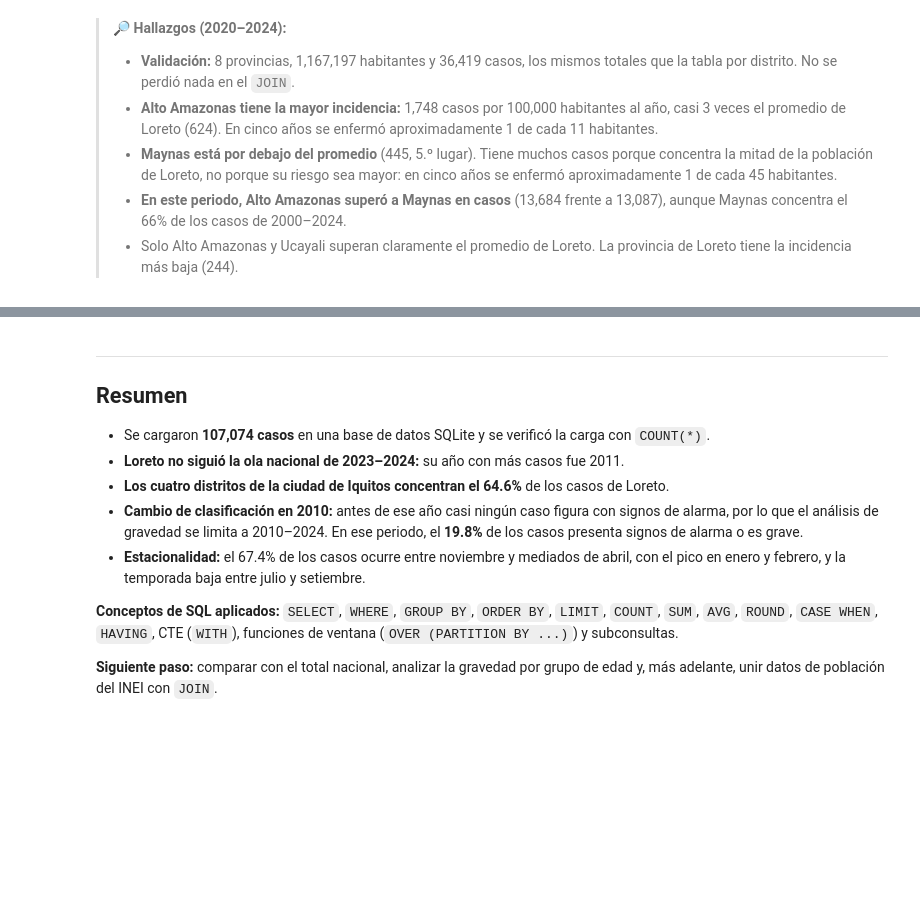
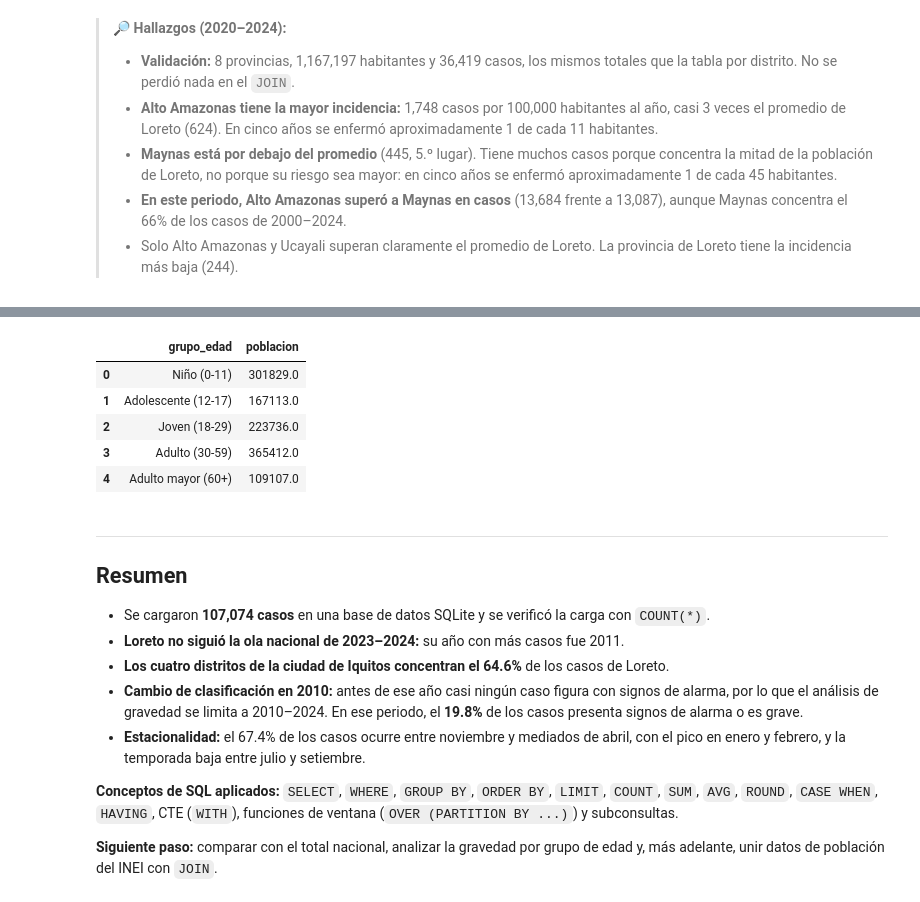
Before and after one commit to David-Sac/dengue-loreto, a Jupyter notebook: notebooks/03_sql.ipynb, the cells around one changed output, grey strips where cells are left out. Saved outputs shown, nothing was run; the diff lists cells and outputs as text; code cells hidden in the pictures; blank space fills up the shorter version.

Commit message:
feat: se añadio 10.6 incidencia por grupo de edad

```diff
--- a/notebooks/03_sql.ipynb
+++ b/notebooks/03_sql.ipynb
@@ -753,3 +761,30 @@ Casos totales: 36419
+# %%
+bins = [0, 12, 18, 30, 60, np.inf]
+labels = ["Niño (0-11)", "Adolescente (12-17)", "Joven (18-29)", "Adulto (30-59)", "Adulto mayor (60+)"]
+
+# Solo los distritos con equivalencia (los mismos 53 de la tabla poblacion)
+pob_edad = pob_loreto[pob_loreto["UBIGEO_RENIEC"].isin(equivalencias["reniec"])].copy()
+pob_edad["grupo_edad"] = pd.cut(pob_edad["Edad"], bins=bins, labels=labels, right=False)
+
+poblacion_edad = (
+    pob_edad.groupby("grupo_edad", observed=True, as_index=False)["Cantidad"]
+    .sum()
+    .rename(columns={"Cantidad": "poblacion"})
+)
+poblacion_edad["grupo_edad"] = poblacion_edad["grupo_edad"].astype(str)
+
+# Validación: la población por edad debe sumar lo mismo que la población por distrito
+assert poblacion_edad["poblacion"].sum() == poblacion["poblacion"].sum()
+
+poblacion_edad.to_sql("poblacion_edad", conexion, if_exists="replace", index=False);
+poblacion_edad
+# %% [output]
+|  | grupo_edad | poblacion |
+| 0 | Niño (0-11) | 301829.0 |
+| 1 | Adolescente (12-17) | 167113.0 |
+| 2 | Joven (18-29) | 223736.0 |
+| 3 | Adulto (30-59) | 365412.0 |
+| 4 | Adulto mayor (60+) | 109107.0 |
 # %% [markdown]
 ---
 ## Resumen
```
Also changed, not shown: parts of 2 cells of this notebook.
